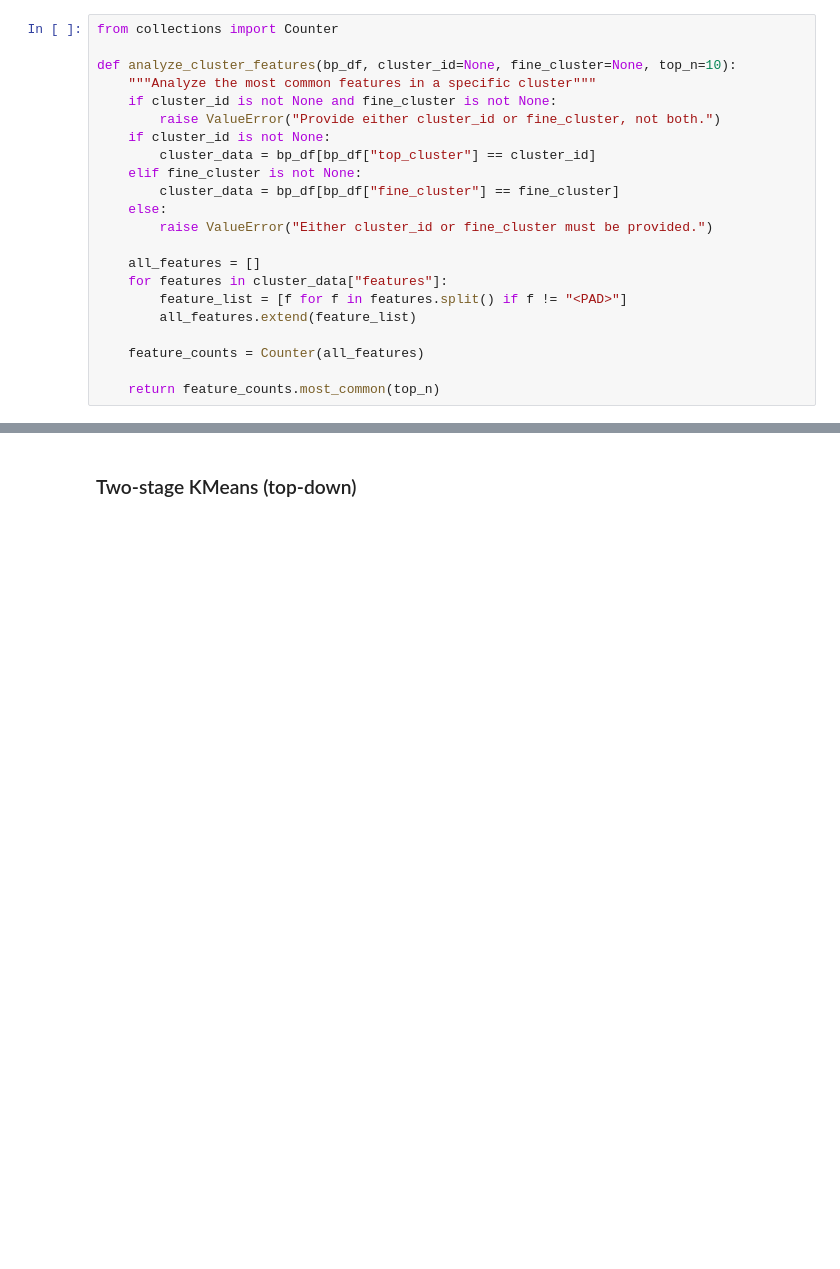
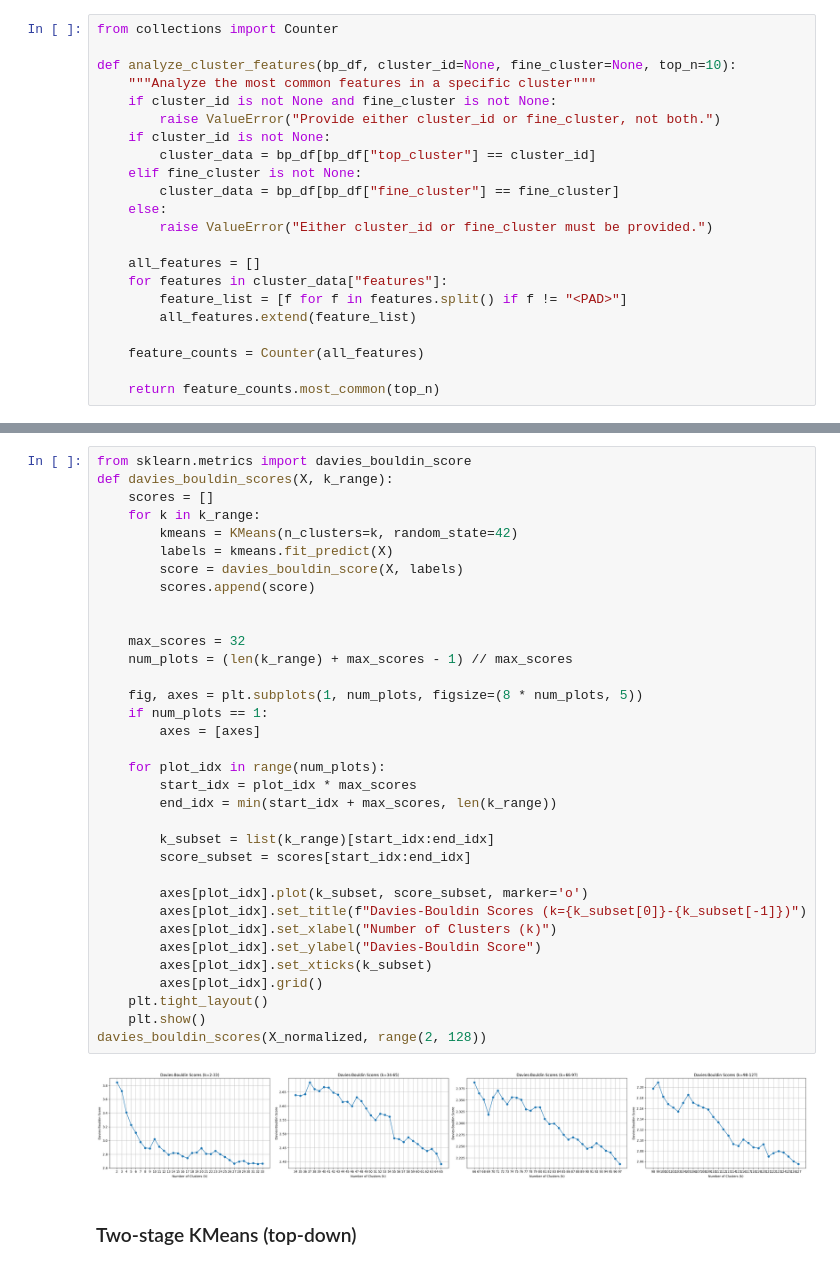
Before and after one commit to 598975/BP-classification, a Jupyter notebook: notebooks/260128-hierarchical-clustering.ipynb, the cells around one changed output, grey strips where cells are left out. Cells and saved outputs as stored; diff of their text form; blank space fills up the shorter version.

```diff
--- a/notebooks/260128-hierarchical-clustering.ipynb
+++ b/notebooks/260128-hierarchical-clustering.ipynb
@@ -212,3 +301,39 @@ def analyze_cluster_features(bp_df, cluster_id=None, fine_cluster=None, top_n=10
+# %%
+from sklearn.metrics import davies_bouldin_score
+def davies_bouldin_scores(X, k_range):
+    scores = []
+    for k in k_range:
+        kmeans = KMeans(n_clusters=k, random_state=42)
+        labels = kmeans.fit_predict(X)
+        score = davies_bouldin_score(X, labels)
+        scores.append(score)
+
+
+    max_scores = 32
+    num_plots = (len(k_range) + max_scores - 1) // max_scores
+
+    fig, axes = plt.subplots(1, num_plots, figsize=(8 * num_plots, 5))
+    if num_plots == 1:
+        axes = [axes]
+
+    for plot_idx in range(num_plots):
+        start_idx = plot_idx * max_scores
+        end_idx = min(start_idx + max_scores, len(k_range))
+
+        k_subset = list(k_range)[start_idx:end_idx]
+        score_subset = scores[start_idx:end_idx]
+
+        axes[plot_idx].plot(k_subset, score_subset, marker='o')
+        axes[plot_idx].set_title(f"Davies-Bouldin Scores (k={k_subset[0]}-{k_subset[-1]})")
+        axes[plot_idx].set_xlabel("Number of Clusters (k)")
+        axes[plot_idx].set_ylabel("Davies-Bouldin Score")
+        axes[plot_idx].set_xticks(k_subset)
+        axes[plot_idx].grid()
+    plt.tight_layout()
+    plt.show()
+davies_bouldin_scores(X_normalized, range(2, 128))
+# %% [output]
+[figure, added]
 # %% [markdown]
 ### Two-stage KMeans (top-down)
 # %%
```
Also changed, not shown: parts of 15 cells of this notebook.
